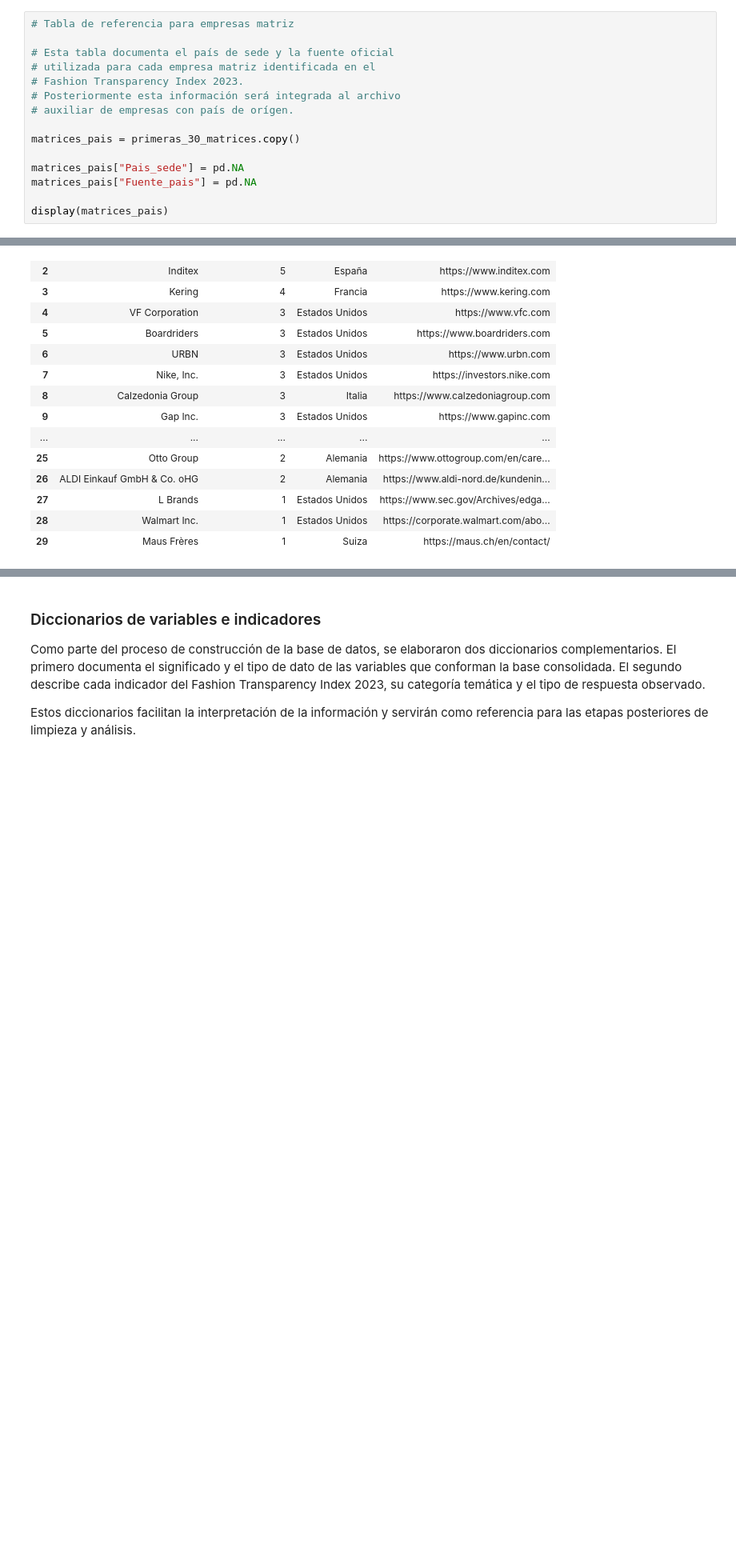
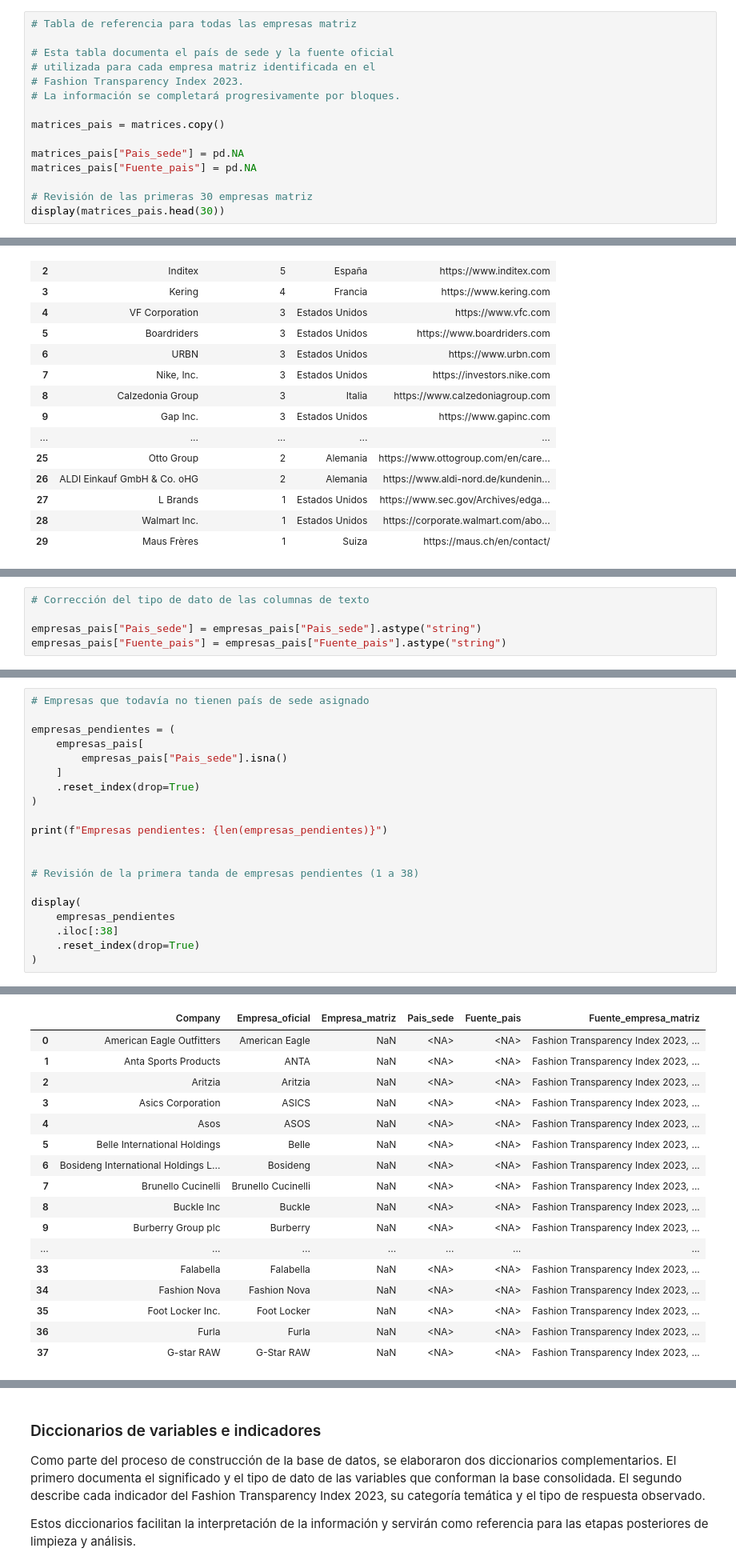
Before and after one commit to avrilsalazarrodriguez/fashion-transparency-index-2023, a Jupyter notebook: scripts/01_construccion_base_integrada.ipynb, the cells around one changed output, grey strips where cells are left out. Shown at 80% size. Saved outputs shown, nothing was run; the diff lists cells and outputs as text; blank space fills up the shorter version.

Commit message:
Incorpora país de sede y fuentes para las 250 empresas

```diff
--- a/scripts/01_construccion_base_integrada.ipynb
+++ b/scripts/01_construccion_base_integrada.ipynb
@@ -713,18 +689,18 @@ display(primeras_30_matrices)
 # %%
-# Tabla de referencia para empresas matriz
+# Tabla de referencia para todas las empresas matriz
 
 # Esta tabla documenta el país de sede y la fuente oficial
 # utilizada para cada empresa matriz identificada en el
 # Fashion Transparency Index 2023.
-# Posteriormente esta información será integrada al archivo
-# auxiliar de empresas con país de orígen.
+# La información se completará progresivamente por bloques.
 
-matrices_pais = primeras_30_matrices.copy()
+matrices_pais = matrices.copy()
 
 matrices_pais["Pais_sede"] = pd.NA
 matrices_pais["Fuente_pais"] = pd.NA
 
-display(matrices_pais)
+# Revisión de las primeras 30 empresas matriz
+display(matrices_pais.head(30))
 # %% [output]
 |  | Empresa_matriz | Numero_marcas | Pais_sede | Fuente_pais |
 | 0 | LVMH | 5 | <NA> | <NA> |
@@ -1062,0 +1779,5 @@ display(matrices_pais.head(30))
+# %%
+# Corrección del tipo de dato de las columnas de texto
+
+empresas_pais["Pais_sede"] = empresas_pais["Pais_sede"].astype("string")
+empresas_pais["Fuente_pais"] = empresas_pais["Fuente_pais"].astype("string")
@@ -1062,0 +1833,21 @@ display(matrices_pais.head(30))
+# %%
+# Empresas que todavía no tienen país de sede asignado
+
+empresas_pendientes = (
+    empresas_pais[
+        empresas_pais["Pais_sede"].isna()
+    ]
+    .reset_index(drop=True)
+)
+
+print(f"Empresas pendientes: {len(empresas_pendientes)}")
+
+
+# Revisión de la primera tanda de empresas pendientes (1 a 38)
+
+display(
+    empresas_pendientes
+    .iloc[:38]
+    .reset_index(drop=True)
+)
+# %% [output]
@@ -1062,0 +1855,17 @@ display(matrices_pais.head(30))
+|  | Company | Empresa_oficial | Empresa_matriz | Pais_sede | Fuente_pais | Fuente_empresa_matriz |
+| 0 | American Eagle Outfitters | American Eagle | NaN | <NA> | <NA> | Fashion Transparency Index 2023, ... |
+| 1 | Anta Sports Products | ANTA | NaN | <NA> | <NA> | Fashion Transparency Index 2023, ... |
+| 2 | Aritzia | Aritzia | NaN | <NA> | <NA> | Fashion Transparency Index 2023, ... |
+| 3 | Asics Corporation | ASICS | NaN | <NA> | <NA> | Fashion Transparency Index 2023, ... |
+| 4 | Asos | ASOS | NaN | <NA> | <NA> | Fashion Transparency Index 2023, ... |
+| 5 | Belle International Holdings | Belle | NaN | <NA> | <NA> | Fashion Transparency Index 2023, ... |
+| 6 | Bosideng International Holdings L... | Bosideng | NaN | <NA> | <NA> | Fashion Transparency Index 2023, ... |
+| 7 | Brunello Cucinelli | Brunello Cucinelli | NaN | <NA> | <NA> | Fashion Transparency Index 2023, ... |
+| 8 | Buckle Inc | Buckle | NaN | <NA> | <NA> | Fashion Transparency Index 2023, ... |
+| 9 | Burberry Group plc | Burberry | NaN | <NA> | <NA> | Fashion Transparency Index 2023, ... |
+| ... | ... | ... | ... | ... | ... | ... |
+| 33 | Falabella | Falabella | NaN | <NA> | <NA> | Fashion Transparency Index 2023, ... |
+| 34 | Fashion Nova | Fashion Nova | NaN | <NA> | <NA> | Fashion Transparency Index 2023, ... |
+| 35 | Foot Locker Inc. | Foot Locker | NaN | <NA> | <NA> | Fashion Transparency Index 2023, ... |
+| 36 | Furla | Furla | NaN | <NA> | <NA> | Fashion Transparency Index 2023, ... |
+| 37 | G-star RAW | G-Star RAW | NaN | <NA> | <NA> | Fashion Transparency Index 2023, ... |
```
Also changed, not shown: parts of 21 cells of this notebook, 2 other files.
